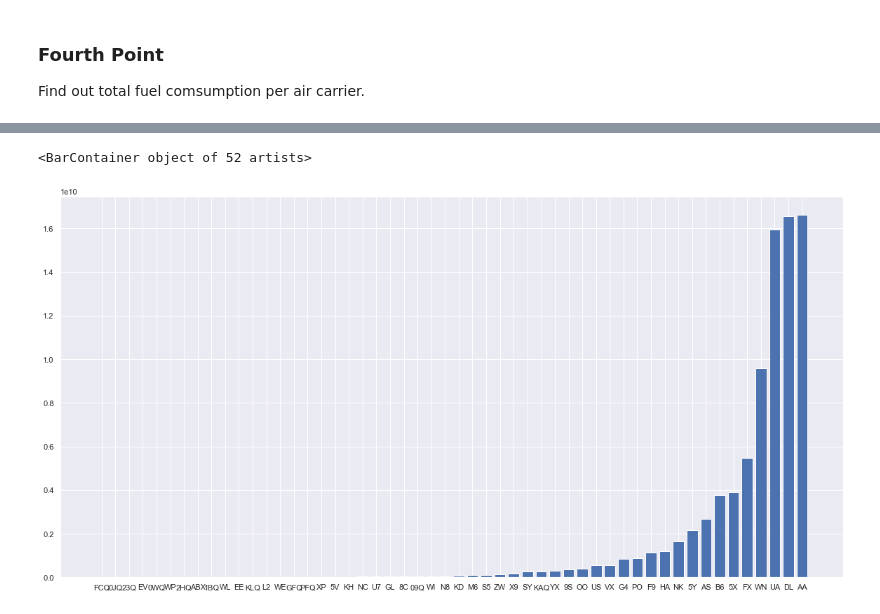
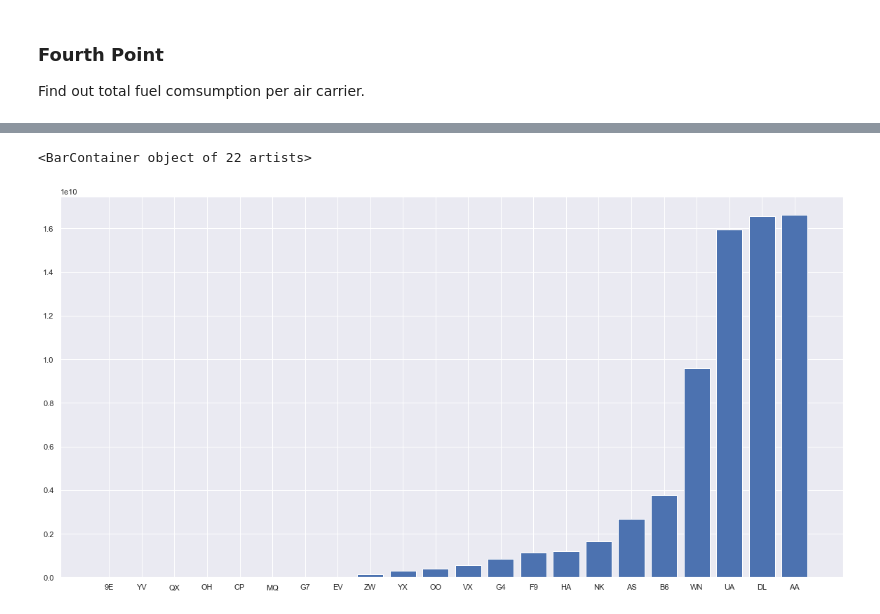
Before and after one commit to Noah2252/Lighthouse-Lab-Midterm-Project, a Jupyter notebook: exploratory_analysis.ipynb, the cells around one changed output, grey strips where cells are left out. Cells and saved outputs as stored; diff of their text form; code cells hidden in the pictures.

```diff
--- a/exploratory_analysis.ipynb
+++ b/exploratory_analysis.ipynb
@@ -462,4 +438,4 @@ flights_1_copy4.month = flights_1_copy4.month.map(lambda v: int(v[5:7]))
 ### First Point
 Find out average monthly delay per air carrier (monthly delay is sum of all delays in 1 month)
 # %%
-flights_1_copy4.op_unique_carrier.unique()
+flights_1_op_unique_carrier = list(flights_1_copy4.op_unique_carrier.unique())
@@ -759,3 +480,3 @@ fuel_consumption_copy
 # %%
-fuel_consumption_per_uni_car = fuel_consumption_copy.groupby('unique_carrier').total_gallons.sum()
-fuel_consumption_per_uni_car.sort_values()
+fuel_consumption_unique_carrier = fuel_consumption_copy[fuel_consumption_copy.unique_carrier.isin(flights_1_op_unique_carrier)]
+fuel_consumption_unique_carrier = fuel_consumption_unique_carrier.groupby('unique_carrier').total_gallons.sum().sort_values()
@@ -801,6 +483,6 @@ Name: total_gallons, dtype: float64
 # %%
 plt.figure(figsize=(20,10))
-plt.bar(fuel_consumption_per_uni_car.keys(), fuel_consumption_per_uni_car)
+plt.bar(fuel_consumption_unique_carrier.keys(), fuel_consumption_unique_carrier)
 # %% [output]
-<BarContainer object of 52 artists>
+<BarContainer object of 22 artists>
-[figure, old version]
+[figure, new version]
```
Also changed, not shown: parts of 42 cells of this notebook.
